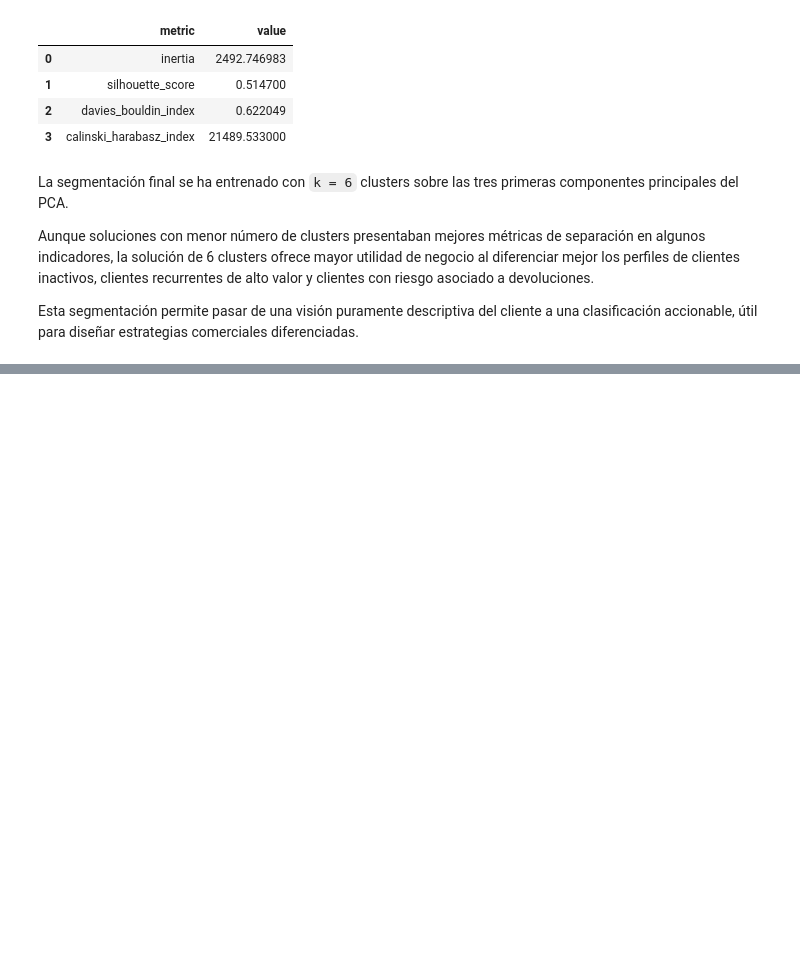
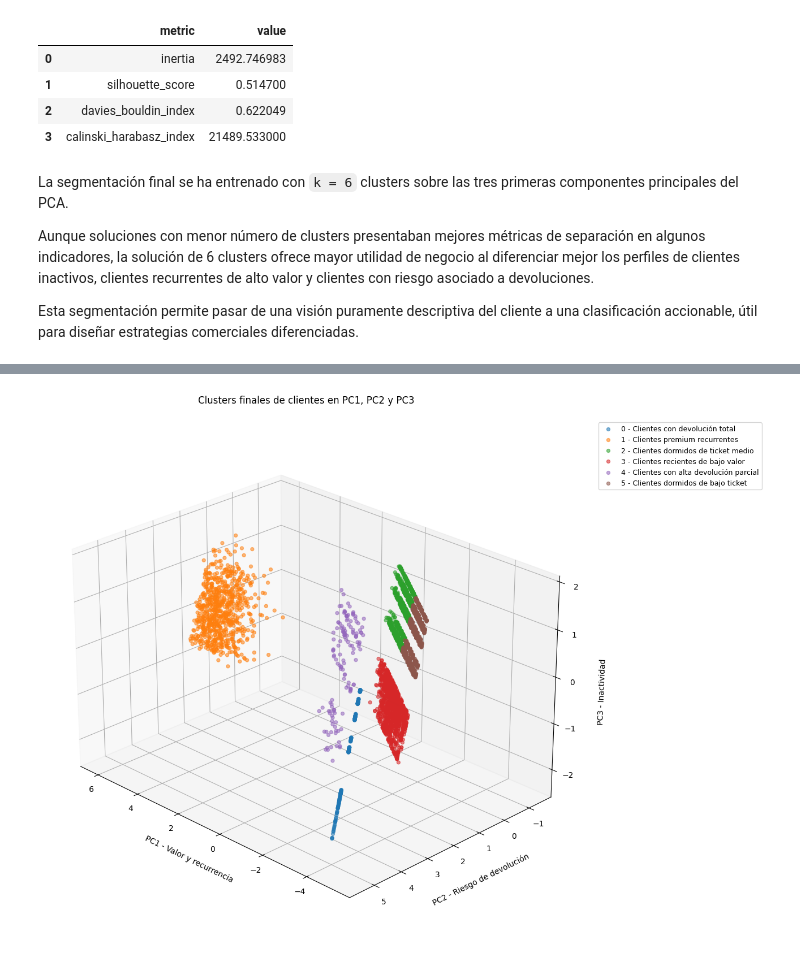
Before and after one commit to luciacantos/trabajofinal_gestion, a Jupyter notebook: notebooks/pca_clustering_clientes.ipynb, the cells around one changed output, grey strips where cells are left out. Cells and saved outputs as stored; diff of their text form; code cells hidden in the pictures; blank space fills up the shorter version.

```diff
--- a/notebooks/pca_clustering_clientes.ipynb
+++ b/notebooks/pca_clustering_clientes.ipynb
@@ -1160,0 +1409,40 @@ Esta segmentación permite pasar de una visión puramente descriptiva del client
+# %%
+from mpl_toolkits.mplot3d import Axes3D
+
+fig = plt.figure(figsize=(14, 10))
+ax = fig.add_subplot(111, projection="3d")
+
+for cluster_id, cluster_name in cluster_names.items():
+    subset = df_pca[df_pca["cluster_final"] == cluster_id]
+
+    ax.scatter(
+        subset["PC1"],
+        subset["PC2"],
+        subset["PC3"],
+        s=18,
+        alpha=0.55,
+        label=f"{cluster_id} - {cluster_name}"
+    )
+
+ax.set_xlabel("PC1 - Valor y recurrencia", labelpad=12)
+ax.set_ylabel("PC2 - Riesgo de devolución", labelpad=12)
+ax.set_zlabel("PC3 - Inactividad", labelpad=12)
+
+ax.set_title("Clusters finales de clientes en PC1, PC2 y PC3", pad=20)
+
+# Cambiar el ángulo de visión
+ax.view_init(elev=25, azim=135)
+
+# Hacer la caja 3D más amplia
+ax.set_box_aspect((1.6, 1.2, 1.0))
+
+ax.legend(
+    bbox_to_anchor=(1.05, 1),
+    loc="upper left",
+    fontsize=9
+)
+
+plt.tight_layout()
+plt.show()
+# %% [output]
+[figure, added]
```
Also changed, not shown: parts of 16 cells of this notebook, 1 other file.
